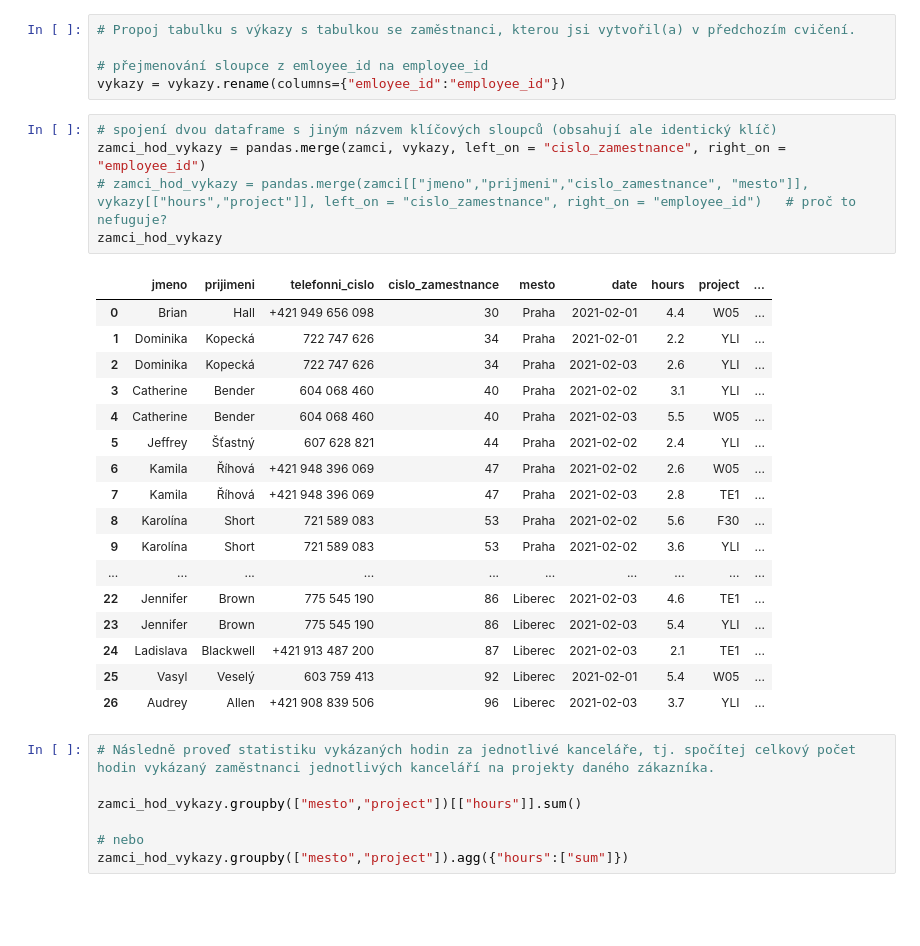
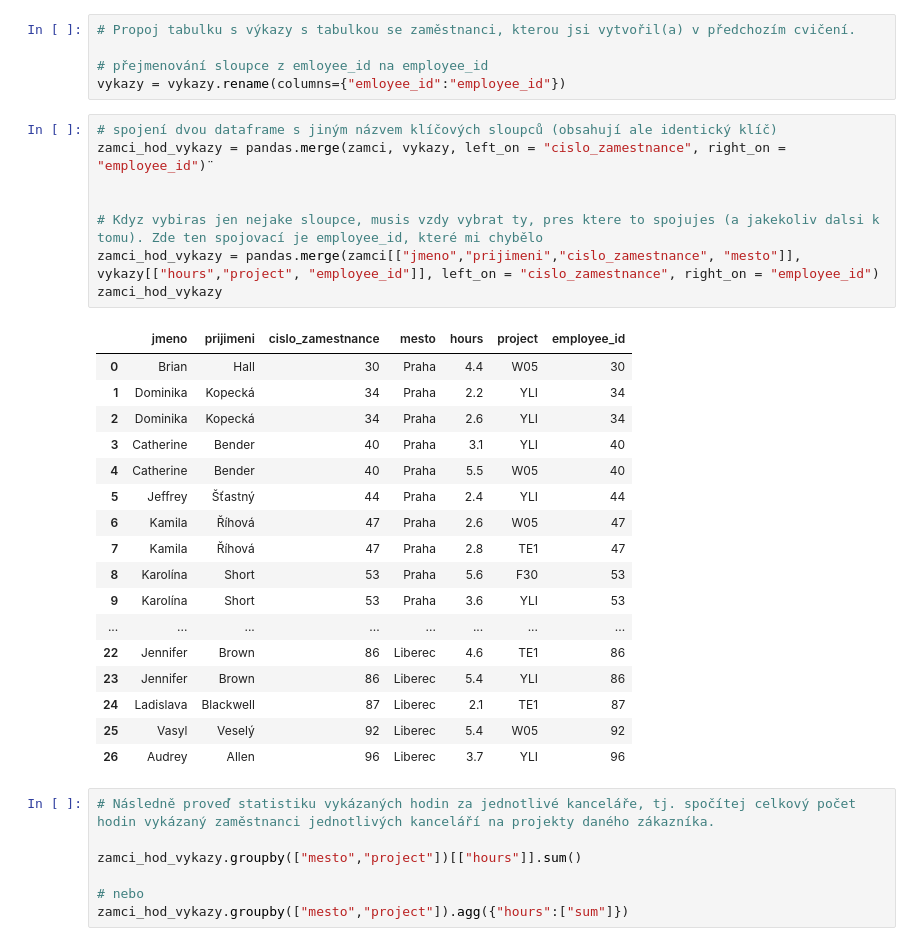
Before and after one commit to zitkovalenka/Python1-Czechitas, a Jupyter notebook: ukol-10_Agregace_Spojovani-Zamci_a_projekty.ipynb, the cells around one changed output. Drawn from its saved outputs; the diff is of its cells as text; blank space fills up the shorter version.

```diff
--- a/ukol-10_Agregace_Spojovani-Zamci_a_projekty.ipynb
+++ b/ukol-10_Agregace_Spojovani-Zamci_a_projekty.ipynb
@@ -328,27 +328,30 @@ vykazy.groupby("project")[["project","hours"]].sum()
 vykazy = vykazy.rename(columns={"emloyee_id":"employee_id"})
 # %%
 # spojení dvou dataframe s jiným názvem klíčových sloupců (obsahují ale identický klíč)
-zamci_hod_vykazy = pandas.merge(zamci, vykazy, left_on = "cislo_zamestnance", right_on = "employee_id")
-# zamci_hod_vykazy = pandas.merge(zamci[["jmeno","prijmeni","cislo_zamestnance", "mesto"]], vykazy[["hours","project"]], left_on = "cislo_zamestnance", right_on = "employee_id")   # proč to nefuguje?
+zamci_hod_vykazy = pandas.merge(zamci, vykazy, left_on = "cislo_zamestnance", right_on = "employee_id")¨
+
+
+# Kdyz vybiras jen nejake sloupce, musis vzdy vybrat ty, pres ktere to spojujes (a jakekoliv dalsi k tomu). Zde ten spojovací je employee_id, které mi chybělo
+zamci_hod_vykazy = pandas.merge(zamci[["jmeno","prijimeni","cislo_zamestnance", "mesto"]], vykazy[["hours","project", "employee_id"]], left_on = "cislo_zamestnance", right_on = "employee_id")
 zamci_hod_vykazy
 # %% [output]
-|  | jmeno | prijimeni | telefonni_cislo | cislo_zamestnance | mesto | date | hours | project | ... |
-| 0 | Brian | Hall | +421 949 656 098 | 30 | Praha | 2021-02-01 | 4.4 | W05 | ... |
-| 1 | Dominika | Kopecká | 722 747 626 | 34 | Praha | 2021-02-01 | 2.2 | YLI | ... |
-| 2 | Dominika | Kopecká | 722 747 626 | 34 | Praha | 2021-02-03 | 2.6 | YLI | ... |
-| 3 | Catherine | Bender | 604 068 460 | 40 | Praha | 2021-02-02 | 3.1 | YLI | ... |
-| 4 | Catherine | Bender | 604 068 460 | 40 | Praha | 2021-02-03 | 5.5 | W05 | ... |
-| 5 | Jeffrey | Šťastný | 607 628 821 | 44 | Praha | 2021-02-02 | 2.4 | YLI | ... |
-| 6 | Kamila | Říhová | +421 948 396 069 | 47 | Praha | 2021-02-02 | 2.6 | W05 | ... |
-| 7 | Kamila | Říhová | +421 948 396 069 | 47 | Praha | 2021-02-03 | 2.8 | TE1 | ... |
-| 8 | Karolína | Short | 721 589 083 | 53 | Praha | 2021-02-02 | 5.6 | F30 | ... |
-| 9 | Karolína | Short | 721 589 083 | 53 | Praha | 2021-02-02 | 3.6 | YLI | ... |
-| ... | ... | ... | ... | ... | ... | ... | ... | ... | ... |
-| 22 | Jennifer | Brown | 775 545 190 | 86 | Liberec | 2021-02-03 | 4.6 | TE1 | ... |
-| 23 | Jennifer | Brown | 775 545 190 | 86 | Liberec | 2021-02-03 | 5.4 | YLI | ... |
-| 24 | Ladislava | Blackwell | +421 913 487 200 | 87 | Liberec | 2021-02-03 | 2.1 | TE1 | ... |
-| 25 | Vasyl | Veselý | 603 759 413 | 92 | Liberec | 2021-02-01 | 5.4 | W05 | ... |
-| 26 | Audrey | Allen | +421 908 839 506 | 96 | Liberec | 2021-02-03 | 3.7 | YLI | ... |
+|  | jmeno | prijimeni | cislo_zamestnance | mesto | hours | project | employee_id |
+| 0 | Brian | Hall | 30 | Praha | 4.4 | W05 | 30 |
+| 1 | Dominika | Kopecká | 34 | Praha | 2.2 | YLI | 34 |
+| 2 | Dominika | Kopecká | 34 | Praha | 2.6 | YLI | 34 |
+| 3 | Catherine | Bender | 40 | Praha | 3.1 | YLI | 40 |
+| 4 | Catherine | Bender | 40 | Praha | 5.5 | W05 | 40 |
+| 5 | Jeffrey | Šťastný | 44 | Praha | 2.4 | YLI | 44 |
+| 6 | Kamila | Říhová | 47 | Praha | 2.6 | W05 | 47 |
+| 7 | Kamila | Říhová | 47 | Praha | 2.8 | TE1 | 47 |
+| 8 | Karolína | Short | 53 | Praha | 5.6 | F30 | 53 |
+| 9 | Karolína | Short | 53 | Praha | 3.6 | YLI | 53 |
+| ... | ... | ... | ... | ... | ... | ... | ... |
+| 22 | Jennifer | Brown | 86 | Liberec | 4.6 | TE1 | 86 |
+| 23 | Jennifer | Brown | 86 | Liberec | 5.4 | YLI | 86 |
+| 24 | Ladislava | Blackwell | 87 | Liberec | 2.1 | TE1 | 87 |
+| 25 | Vasyl | Veselý | 92 | Liberec | 5.4 | W05 | 92 |
+| 26 | Audrey | Allen | 96 | Liberec | 3.7 | YLI | 96 |
 # %%
 # Následně proveď statistiku vykázaných hodin za jednotlivé kanceláře, tj. spočítej celkový počet hodin vykázaný zaměstnanci jednotlivých kanceláří na projekty daného zákazníka.
 
```
Also changed, not shown: parts of 1 cell of this notebook.
